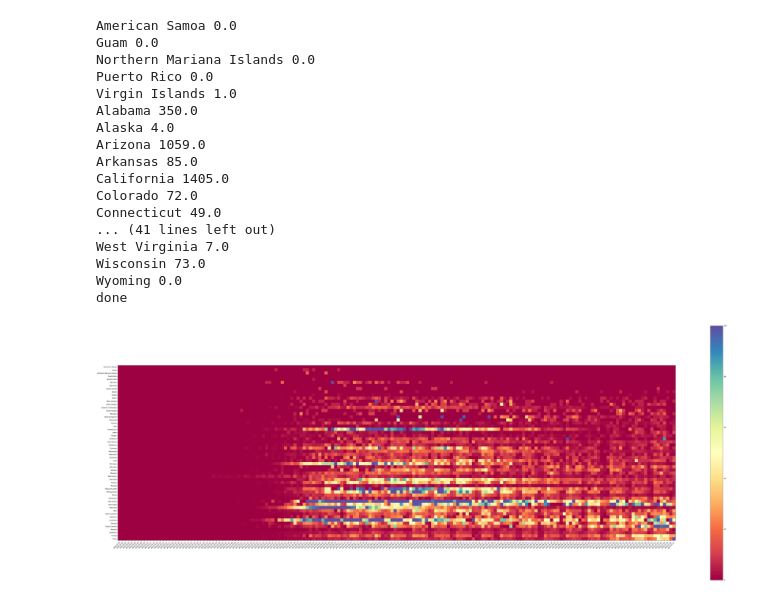
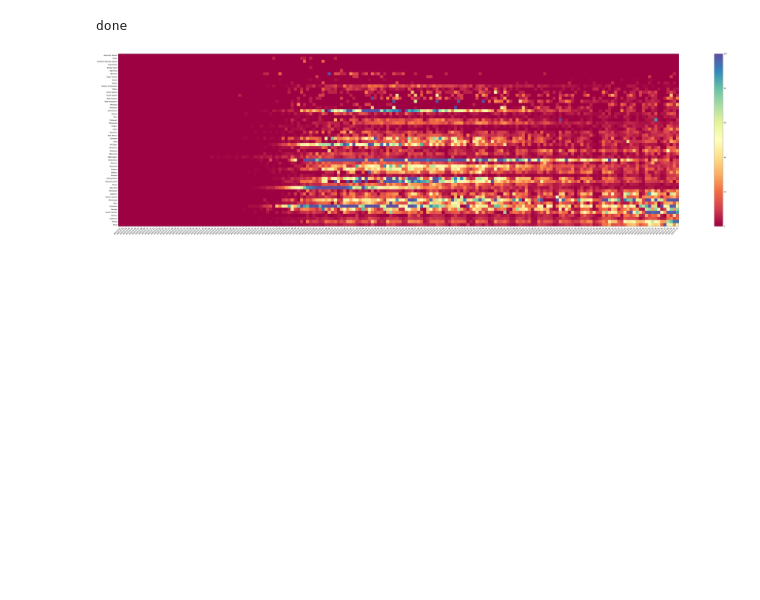
Before and after one commit to mkluge/covid-19, a Jupyter notebook: data/US Plot Death per Day.ipynb, the cells around one changed output. Saved outputs shown, nothing was run; the diff lists cells and outputs as text; code cells hidden in the pictures; blank space fills up the shorter version.

```diff
--- a/data/US Plot Death per Day.ipynb
+++ b/data/US Plot Death per Day.ipynb
@@ -51,48 +51,32 @@ dpd = [dpd[i] for i in order]
 
 dpd = np.array(dpd)
 
 fig, ax = plt.subplots()
 im = ax.imshow(dpd, cmap="Spectral")
 fig.colorbar(im)
 
 # We want to show all ticks...
 ax.set_xticks(np.arange(len(dates)))
 ax.set_yticks(np.arange(len(us_states)))
 # ... and label them with the respective list entries
 ax.set_xticklabels(dates)
 ax.set_yticklabels(us_states)
 
 # Rotate the tick labels and set their alignment.
 plt.setp(ax.get_xticklabels(), rotation=45, ha="right",
          rotation_mode="anchor")
 
 # Loop over data dimensions and create text annotations.
 #for i in range(len(us_states)):
 #    for j in range(len(dates)):
 #        text = ax.text(j, i, dpd[i, j],
 #                       ha="center", va="center", color="w")
 
 
 fig = plt.gcf()
-fig.set_size_inches(80, 30)
+fig.set_size_inches(160, 40)
 fig.savefig('d.jpeg', dpi=100)
 print("done")
 # %% [output]
-American Samoa 0.0
-Guam 0.0
-Northern Mariana Islands 0.0
-Puerto Rico 0.0
-Virgin Islands 1.0
-Alabama 350.0
-Alaska 4.0
-Arizona 1059.0
-Arkansas 85.0
-California 1405.0
-Colorado 72.0
-Connecticut 49.0
-... (41 lines left out)
-West Virginia 7.0
-Wisconsin 73.0
-Wyoming 0.0
 done
-[figure, old version]
+[figure, new version]
```
Also changed, not shown: 2 other files.
